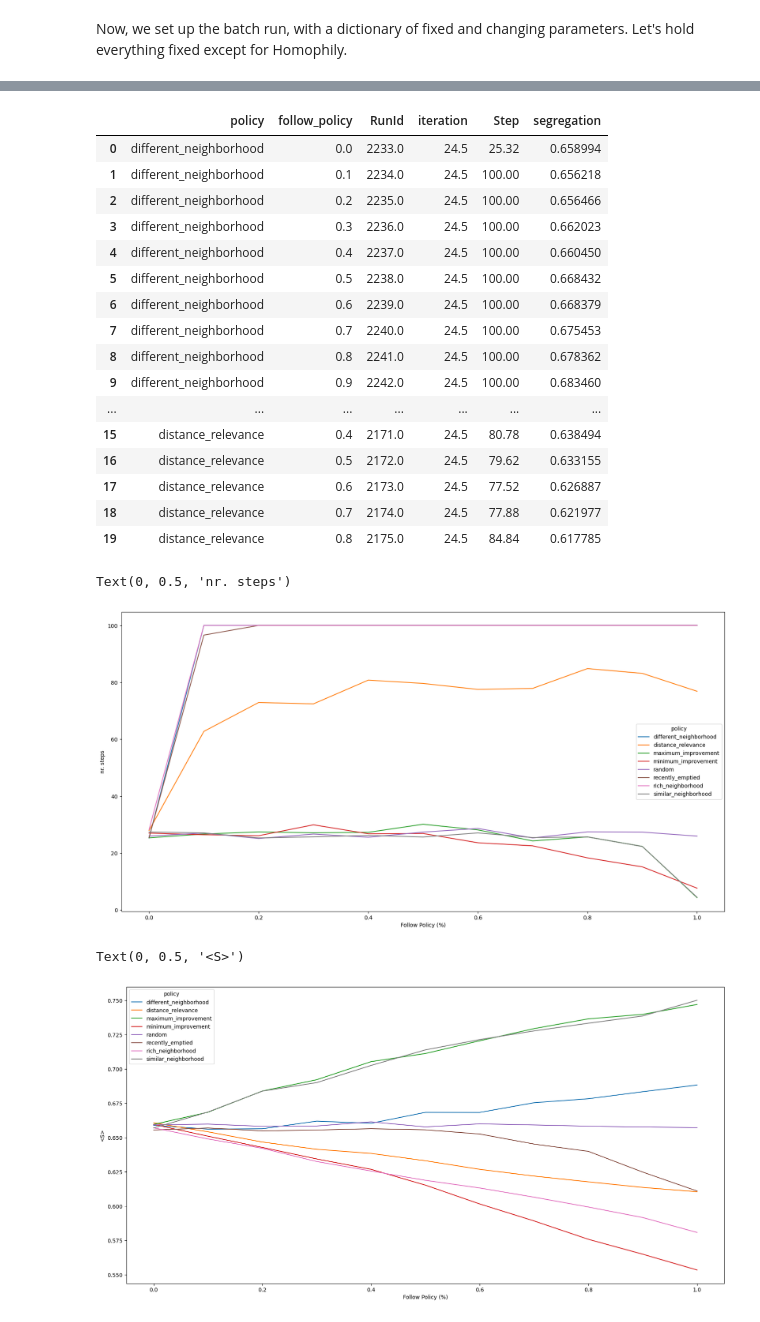
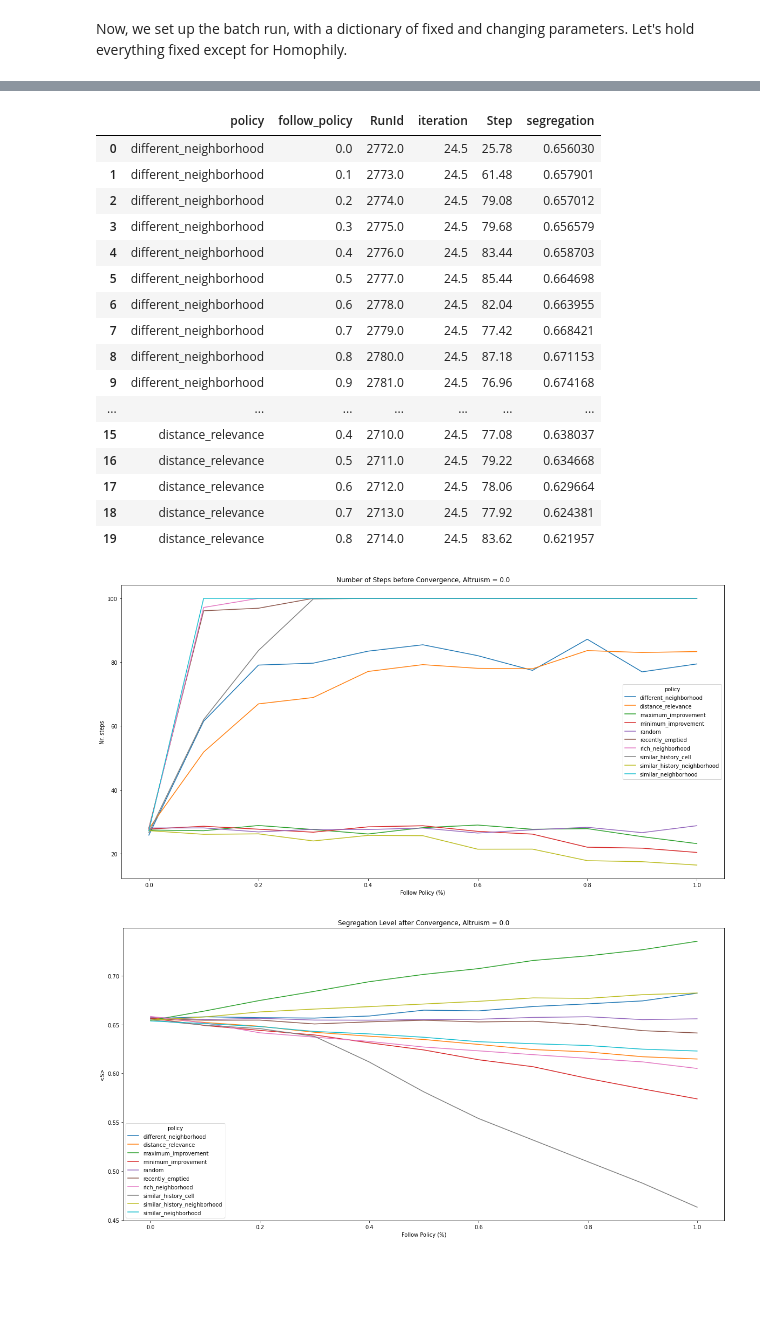
Before and after one commit to RichSchulz/css, a Jupyter notebook: analysis.ipynb, the cells around one changed output, grey strips where cells are left out. Saved outputs shown, nothing was run; the diff lists cells and outputs as text; code cells hidden in the pictures; blank space fills up the shorter version.

```diff
--- a/analysis.ipynb
+++ b/analysis.ipynb
@@ -136,8 +140,8 @@ results = batch_run(
 
 results_df = pd.DataFrame(results)
 # %%
-#results_df.to_csv("results.csv", index=False)
-#results_df = pd.read_csv("results.csv")
+#results_df.to_csv("results-0.2.csv", index=False)
+results_df = pd.read_csv("results-0.2altruism.csv")
 # %%
 results_df = results_df[["RunId", "iteration", "Step", "follow_policy", "policy",  "segregation"]]
 #calculate the average Step and the average segregation, across different iteration and policy
@@ -145,22 +149,22 @@ results_df_g = results_df.groupby(['policy', 'follow_policy']).mean().reset_inde
 results_df_g.head(20)
 # %% [output]
 |  | policy | follow_policy | RunId | iteration | Step | segregation |
-| 0 | different_neighborhood | 0.0 | 2233.0 | 24.5 | 25.32 | 0.658994 |
-| 1 | different_neighborhood | 0.1 | 2234.0 | 24.5 | 100.00 | 0.656218 |
-| 2 | different_neighborhood | 0.2 | 2235.0 | 24.5 | 100.00 | 0.656466 |
-| 3 | different_neighborhood | 0.3 | 2236.0 | 24.5 | 100.00 | 0.662023 |
-| 4 | different_neighborhood | 0.4 | 2237.0 | 24.5 | 100.00 | 0.660450 |
-| 5 | different_neighborhood | 0.5 | 2238.0 | 24.5 | 100.00 | 0.668432 |
-| 6 | different_neighborhood | 0.6 | 2239.0 | 24.5 | 100.00 | 0.668379 |
-| 7 | different_neighborhood | 0.7 | 2240.0 | 24.5 | 100.00 | 0.675453 |
-| 8 | different_neighborhood | 0.8 | 2241.0 | 24.5 | 100.00 | 0.678362 |
-| 9 | different_neighborhood | 0.9 | 2242.0 | 24.5 | 100.00 | 0.683460 |
+| 0 | different_neighborhood | 0.0 | 2772.0 | 24.5 | 25.78 | 0.656030 |
+| 1 | different_neighborhood | 0.1 | 2773.0 | 24.5 | 61.48 | 0.657901 |
+| 2 | different_neighborhood | 0.2 | 2774.0 | 24.5 | 79.08 | 0.657012 |
+| 3 | different_neighborhood | 0.3 | 2775.0 | 24.5 | 79.68 | 0.656579 |
+| 4 | different_neighborhood | 0.4 | 2776.0 | 24.5 | 83.44 | 0.658703 |
+| 5 | different_neighborhood | 0.5 | 2777.0 | 24.5 | 85.44 | 0.664698 |
+| 6 | different_neighborhood | 0.6 | 2778.0 | 24.5 | 82.04 | 0.663955 |
+| 7 | different_neighborhood | 0.7 | 2779.0 | 24.5 | 77.42 | 0.668421 |
+| 8 | different_neighborhood | 0.8 | 2780.0 | 24.5 | 87.18 | 0.671153 |
+| 9 | different_neighborhood | 0.9 | 2781.0 | 24.5 | 76.96 | 0.674168 |
 | ... | ... | ... | ... | ... | ... | ... |
-| 15 | distance_relevance | 0.4 | 2171.0 | 24.5 | 80.78 | 0.638494 |
-| 16 | distance_relevance | 0.5 | 2172.0 | 24.5 | 79.62 | 0.633155 |
-| 17 | distance_relevance | 0.6 | 2173.0 | 24.5 | 77.52 | 0.626887 |
-| 18 | distance_relevance | 0.7 | 2174.0 | 24.5 | 77.88 | 0.621977 |
-| 19 | distance_relevance | 0.8 | 2175.0 | 24.5 | 84.84 | 0.617785 |
+| 15 | distance_relevance | 0.4 | 2710.0 | 24.5 | 77.08 | 0.638037 |
+| 16 | distance_relevance | 0.5 | 2711.0 | 24.5 | 79.22 | 0.634668 |
+| 17 | distance_relevance | 0.6 | 2712.0 | 24.5 | 78.06 | 0.629664 |
+| 18 | distance_relevance | 0.7 | 2713.0 | 24.5 | 77.92 | 0.624381 |
+| 19 | distance_relevance | 0.8 | 2714.0 | 24.5 | 83.62 | 0.621957 |
 # %%
 #per each policy, extract the timeseries of Step and segregation
 results_df_g_step = results_df_g.pivot(index='follow_policy', columns='policy', values='Step')
@@ -169,18 +173,22 @@ results_df_g_segregation = results_df_g.pivot(index='follow_policy', columns='po
 #plot the timeseries of Step
 results_df_g_step.plot()
 plt.xlabel("Follow Policy (%)")
-plt.ylabel("nr. steps")
+plt.ylabel("Nr. steps")
+plt.title("Number of Steps before Convergence, Altruism = 0.0")
+#plt.savefig("Nr_Steps_Altruism_00.jpeg", dpi=500)
+plt.show()
 # %% [output]
-Text(0, 0.5, 'nr. steps')
-[figure, old version]
+[figure, new version]
 # %%
 #plot the timeseries of S
 results_df_g_segregation.plot()
 plt.xlabel("Follow Policy (%)")
 plt.ylabel("<S>")
+plt.title("Segregation Level after Convergence, Altruism = 0.0")
+plt.savefig("Segregation_Level_Altruism_00", dpi = 500)
+plt.show()
 # %% [output]
-Text(0, 0.5, '<S>')
-[figure, old version]
+[figure, new version]
 # %%
 results_df
 # %% [output]
```
Also changed, not shown: parts of 6 cells of this notebook, 24 other files.
